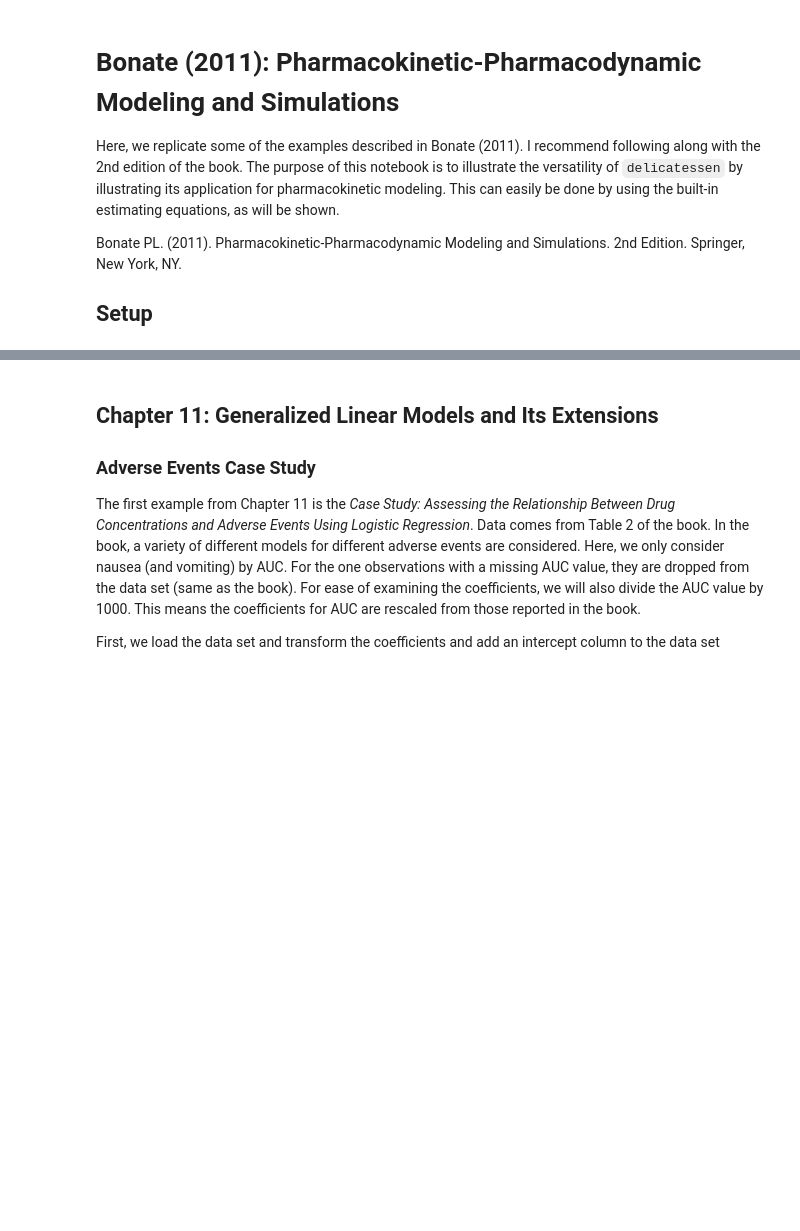
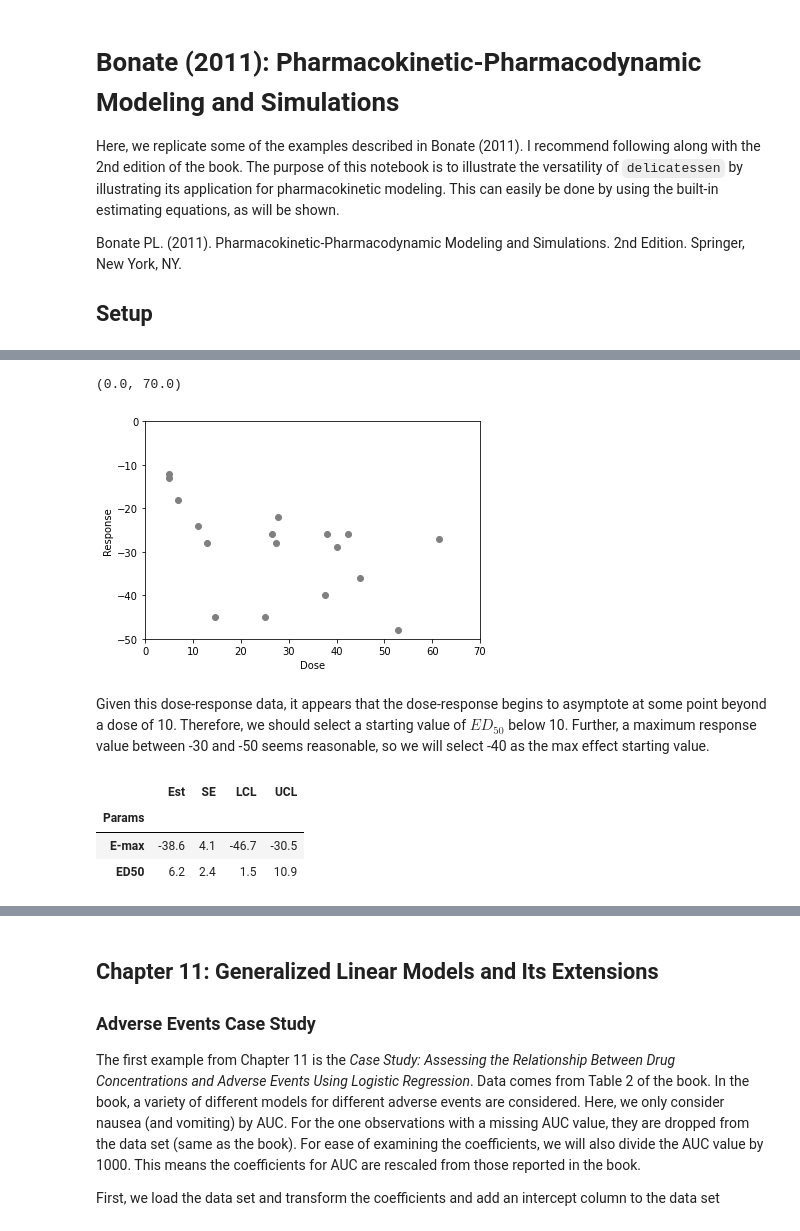
Before and after one commit to pzivich/Delicatessen, a Jupyter notebook: docs/Examples/Bonate-Pharmaco.ipynb, the cells around one changed output, grey strips where cells are left out. Drawn from its saved outputs; the diff is of its cells as text; code cells hidden in the pictures; blank space fills up the shorter version.

```diff
--- a/docs/Examples/Bonate-Pharmaco.ipynb
+++ b/docs/Examples/Bonate-Pharmaco.ipynb
@@ -30,0 +44,3 @@ Delicatessen version: 2.2
+# %%
+d = [5, 5, 13, 11, 14.5, 6.8, 42.5, 37.5, 25, 38, 40, 26.5, 27.7, 27.4, 45, 61.4, 52.8]
+r = [-12, -13, -28, -24, -45, -18, -26, -40, -45, -26, -29, -26, -22, -28, -36, -27, -48]
@@ -30,0 +51,11 @@ Delicatessen version: 2.2
+# %%
+plt.plot(d, r, 'o', color='gray')
+plt.xlabel("Dose")
+plt.ylim([-50, 0])
+plt.ylabel("Response")
+plt.xlim([0, 70])
+# %% [output]
+(0.0, 70.0)
+[figure, added]
+# %% [markdown]
+Given this dose-response data, it appears that the dose-response begins to asymptote at some point beyond a dose of 10. Therefore, we should select a starting value of $ED_{50}$ below 10. Further, a maximum response value between -30 and -50 seems reasonable, so we will select -40 as the max effect starting value.
@@ -30,0 +70,17 @@ Delicatessen version: 2.2
+# %%
+# Setting up a Table for the results
+results = pd.DataFrame()
+results['Params'] = ["E-max", "ED50"]
+results = results.set_index('Params')
+results['Est'] = estr.theta
+results['SE'] = np.diag(estr.variance) ** 0.5
+ci = estr.confidence_intervals()
+results['LCL'] = ci[:, 0]
+results['UCL'] = ci[:, 1]
+
+results.round(1)
+# %% [output]
+|  | Est | SE | LCL | UCL |
+| Params |  |  |  |  |
+| E-max | -38.6 | 4.1 | -46.7 | -30.5 |
+| ED50 | 6.2 | 2.4 | 1.5 | 10.9 |
```
Also changed, not shown: parts of 7 cells of this notebook, 13 other files.
